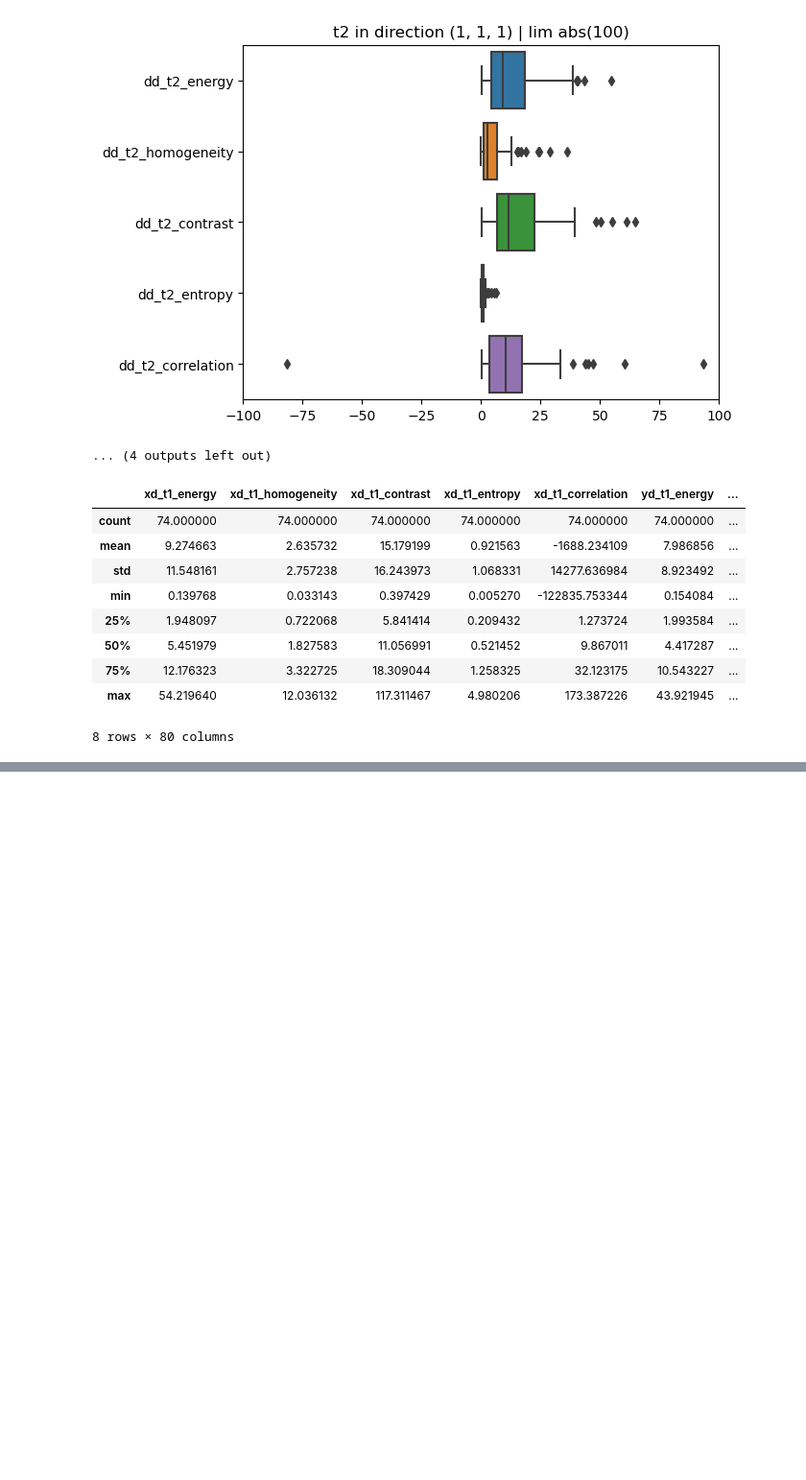
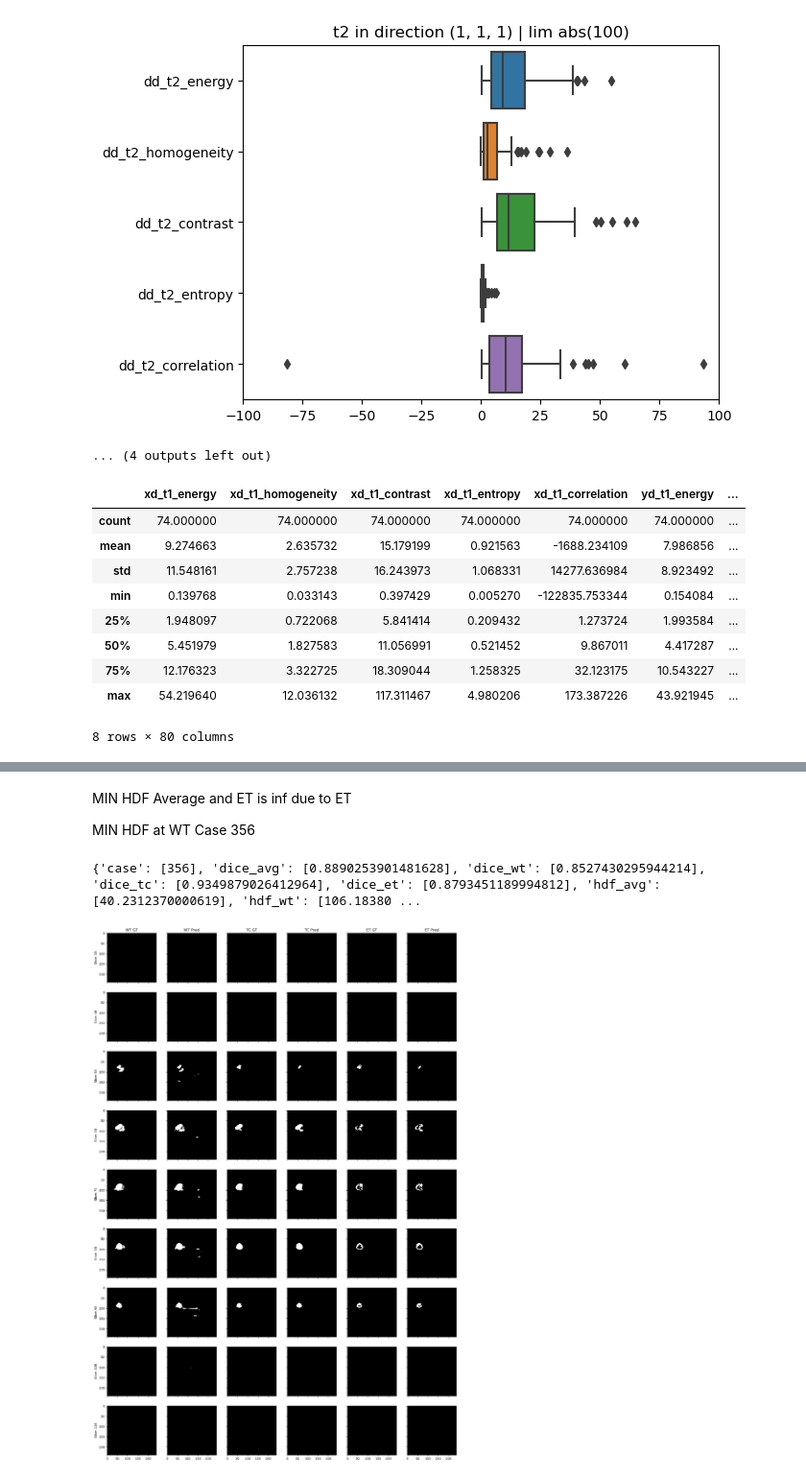
Before and after one commit to Prof-Iz/3D-Segmentation-of-Glioblastoma-from-MRI, a Jupyter notebook: Analysis.ipynb, the cells around one changed output, grey strips where cells are left out. Shown at 96% size. Drawn from its saved outputs; the diff is of its cells as text; code cells hidden in the pictures; blank space fills up the shorter version.

```diff
--- a/Analysis.ipynb
+++ b/Analysis.ipynb
@@ -950,0 +828,11 @@ df.describe()
+# %% [markdown]
+MIN HDF Average and ET is inf due to ET
+
+MIN HDF at WT Case 356
+# %%
+result = evaluate_model(model, 356)
+print(result['metrics'])
+plot_grid(result)
+# %% [output]
+{'case': [356], 'dice_avg': [0.8890253901481628], 'dice_wt': [0.8527430295944214], 'dice_tc': [0.9349879026412964], 'dice_et': [0.8793451189994812], 'hdf_avg': [40.2312370000619], 'hdf_wt': [106.18380 ...
+[figure, added]
```
Also changed, not shown: parts of 25 cells of this notebook.
